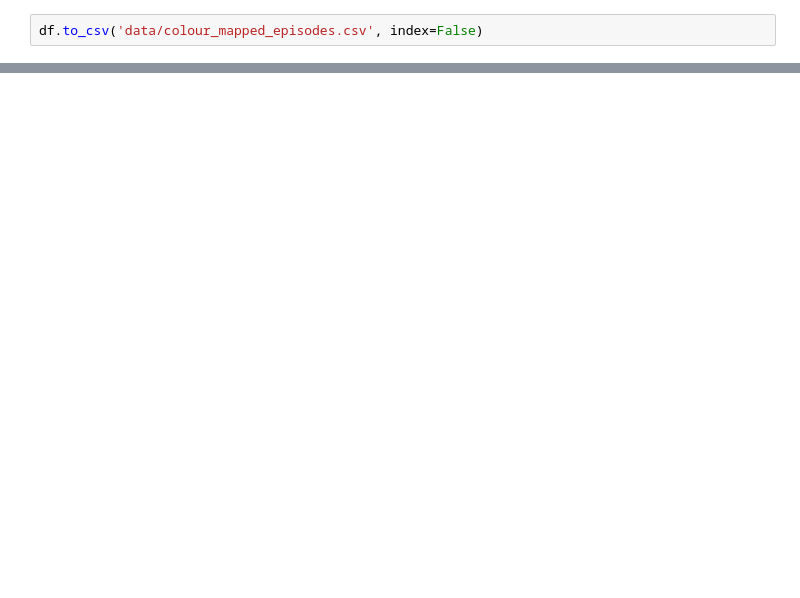
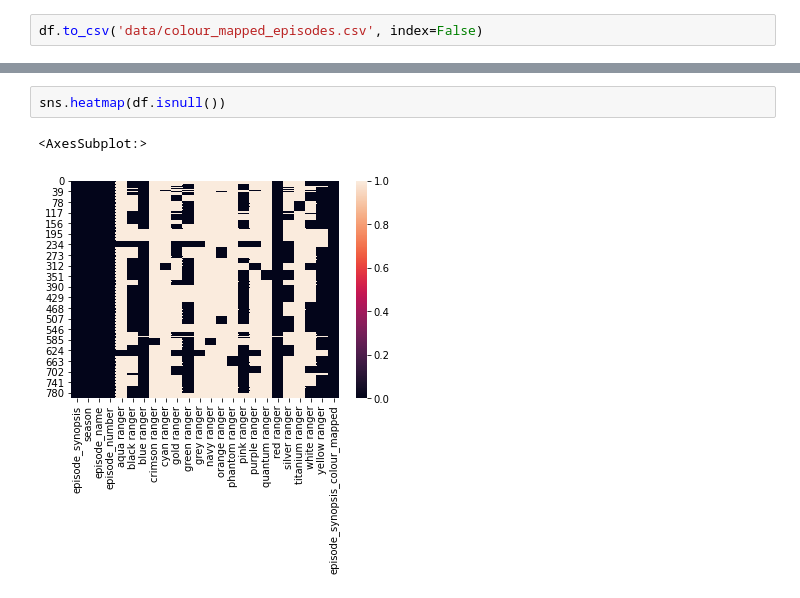
Before and after one commit to JohnStokes228/power_rangers_nlp, a Jupyter notebook: colour_cleaning.ipynb, the cells around one changed output, grey strips where cells are left out. Saved outputs shown, nothing was run; the diff lists cells and outputs as text; blank space fills up the shorter version.

Commit message:
added some initial eda , no nlp yet its all just basic data bar charts etc...

```diff
--- a/colour_cleaning.ipynb
+++ b/colour_cleaning.ipynb
@@ -296,0 +311,5 @@ df.to_csv('data/colour_mapped_episodes.csv', index=False)
+# %%
+sns.heatmap(df.isnull())
+# %% [output]
+<AxesSubplot:>
+[figure, added]
```
Also changed, not shown: parts of 19 cells of this notebook.
